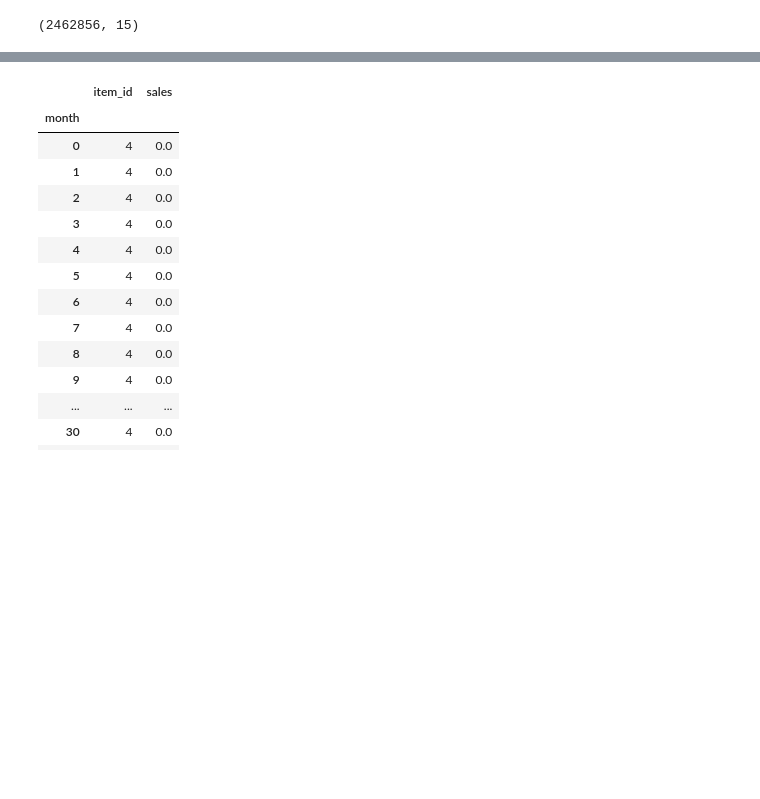
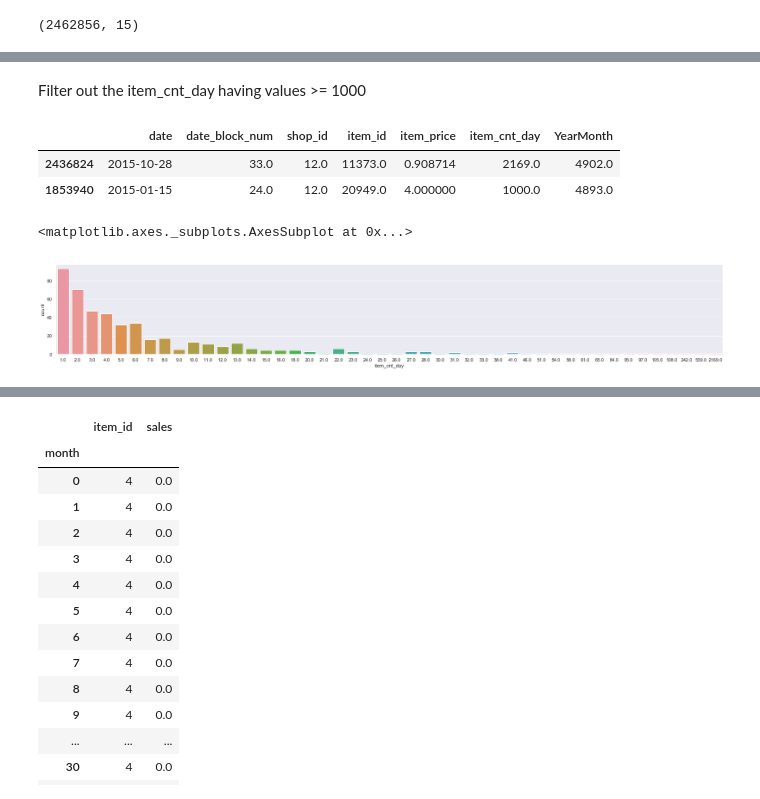
Before and after one commit to HellyJain/PredictFutureSales, a Jupyter notebook: Predict_Future_Sales.ipynb, the cells around one changed output, grey strips where cells are left out. Saved outputs shown, nothing was run; the diff lists cells and outputs as text; code cells hidden in the pictures; blank space fills up the shorter version.

```diff
--- a/Predict_Future_Sales.ipynb
+++ b/Predict_Future_Sales.ipynb
@@ -418,0 +425,14 @@ imputed_sales.shape
+# %% [markdown]
+Filter out the item_cnt_day having values >= 1000
+# %%
+imputed_sales[imputed_sales['item_cnt_day'] >= 1000]
+# %% [output]
+|  | date | date_block_num | shop_id | item_id | item_price | item_cnt_day | YearMonth |
+| 2436824 | 2015-10-28 | 33.0 | 12.0 | 11373.0 | 0.908714 | 2169.0 | 4902.0 |
+| 1853940 | 2015-01-15 | 24.0 | 12.0 | 20949.0 | 4.000000 | 1000.0 | 4893.0 |
+# %%
+sns.set(rc={'figure.figsize':(29,4)})
+sns.countplot(x="item_cnt_day",data=imputed_sales[imputed_sales['item_id'] == 11373.0])
+# %% [output]
+<matplotlib.axes._subplots.AxesSubplot at 0x...>
+[figure, added]
```
Also changed, not shown: parts of 36 cells of this notebook.
